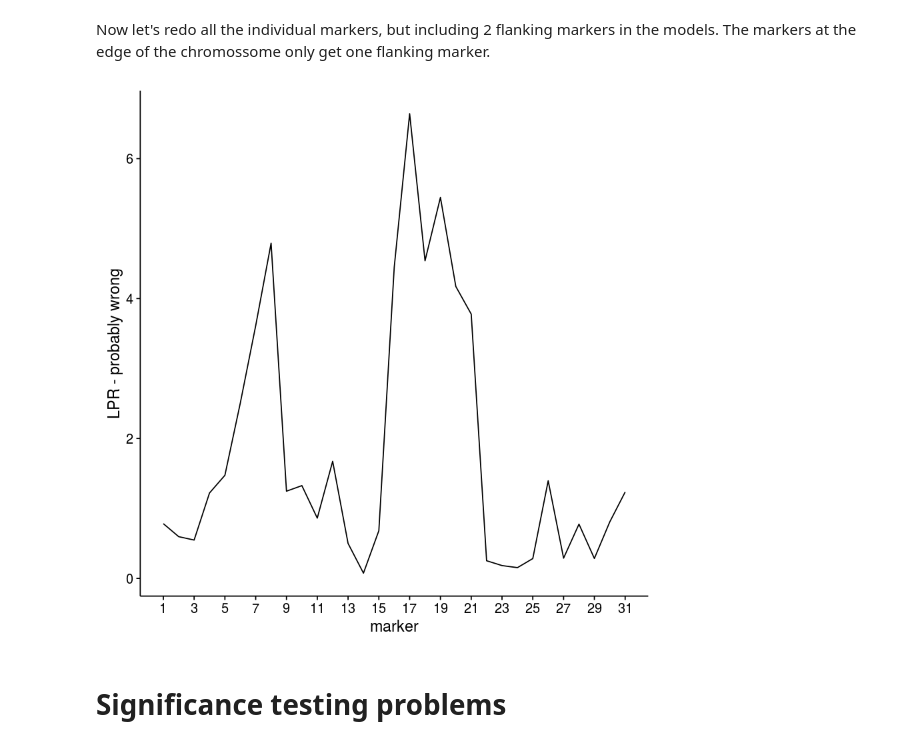
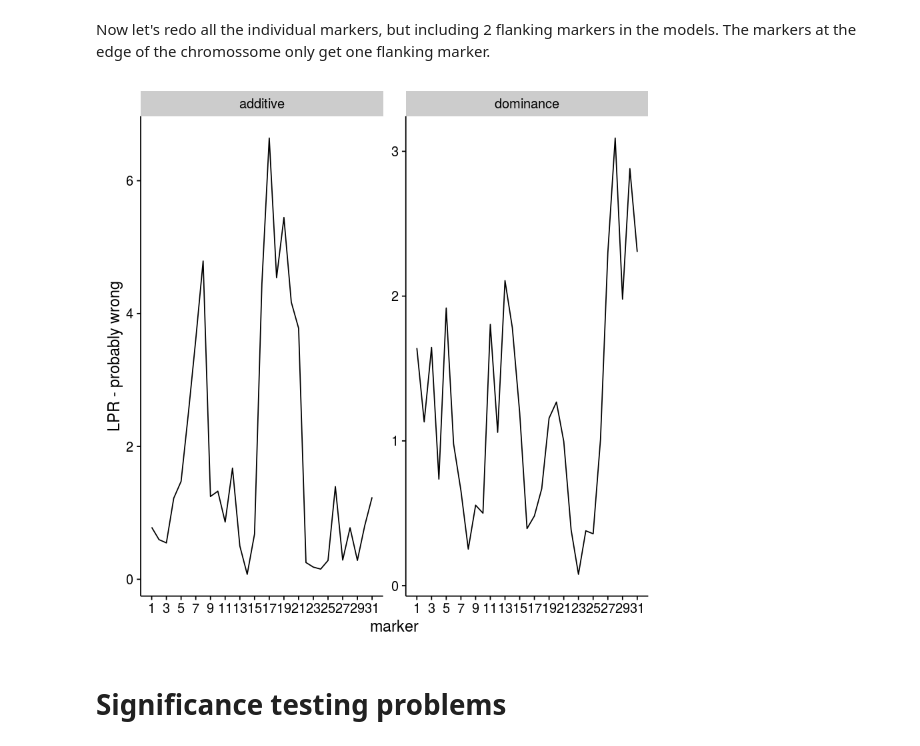
Before and after one commit to diogro/QGcourse, a Jupyter notebook: F2 mapping tutorial.ipynb, the cells around one changed output. Saved outputs shown, nothing was run; the diff lists cells and outputs as text; code cells hidden in the pictures.

Commit message:
F2 with new data and dominance graphs

```diff
--- a/F2 mapping tutorial.ipynb
+++ b/F2 mapping tutorial.ipynb
@@ -183,6 +224,7 @@ ldply(marker_fits, function(x) summary(x)$coefficients[5, 'Pr(>|t|)']) %>%
 # %% [markdown]
 ## More than one effect
 # %%
+n_markers = 31
 marker_fits_Trait3a = list()
 for(i in seq(n_markers)){
     current_marker = paste0('G', i)
@@ -240,11 +286,15 @@ for(i in seq(n_markers)){
     fl_marker_fits[[i]] = lm(as.formula(model_formula), data = f2_data)
 }
 # %%
-ldply(fl_marker_fits, function(x) summary(x)$coefficients[5, 'Pr(>|t|)']) %>%
-    ggplot(aes(1:n_markers, -log(V1))) + geom_line() + labs(x = "marker", y = "LPR - probably wrong") +
-    scale_x_continuous(breaks = seq(1, n_markers, by = 2))
+ldply(fl_marker_fits, function(x) summary(x)$coefficients[c(5, 6), 'Pr(>|t|)']) %>%
+    rename(additive = G1, dominance = G1_D) %>%
+    mutate(marker = 1:n_markers) %>%
+    gather(variable, value, additive:dominance) %>%
+ggplot(aes(marker, -log(value)), group = variable) +
+    geom_line() + labs(x = "marker", y = "LPR - probably wrong") +
+        scale_x_continuous(breaks = seq(1, n_markers, by = 2)) + facet_wrap(~variable, scale = "free")
 # %% [output]
-[figure, old version]
+[figure, new version]
 # %% [markdown]
 # Significance testing problems
 # %% [markdown]
```
Also changed, not shown: parts of 16 cells of this notebook.
